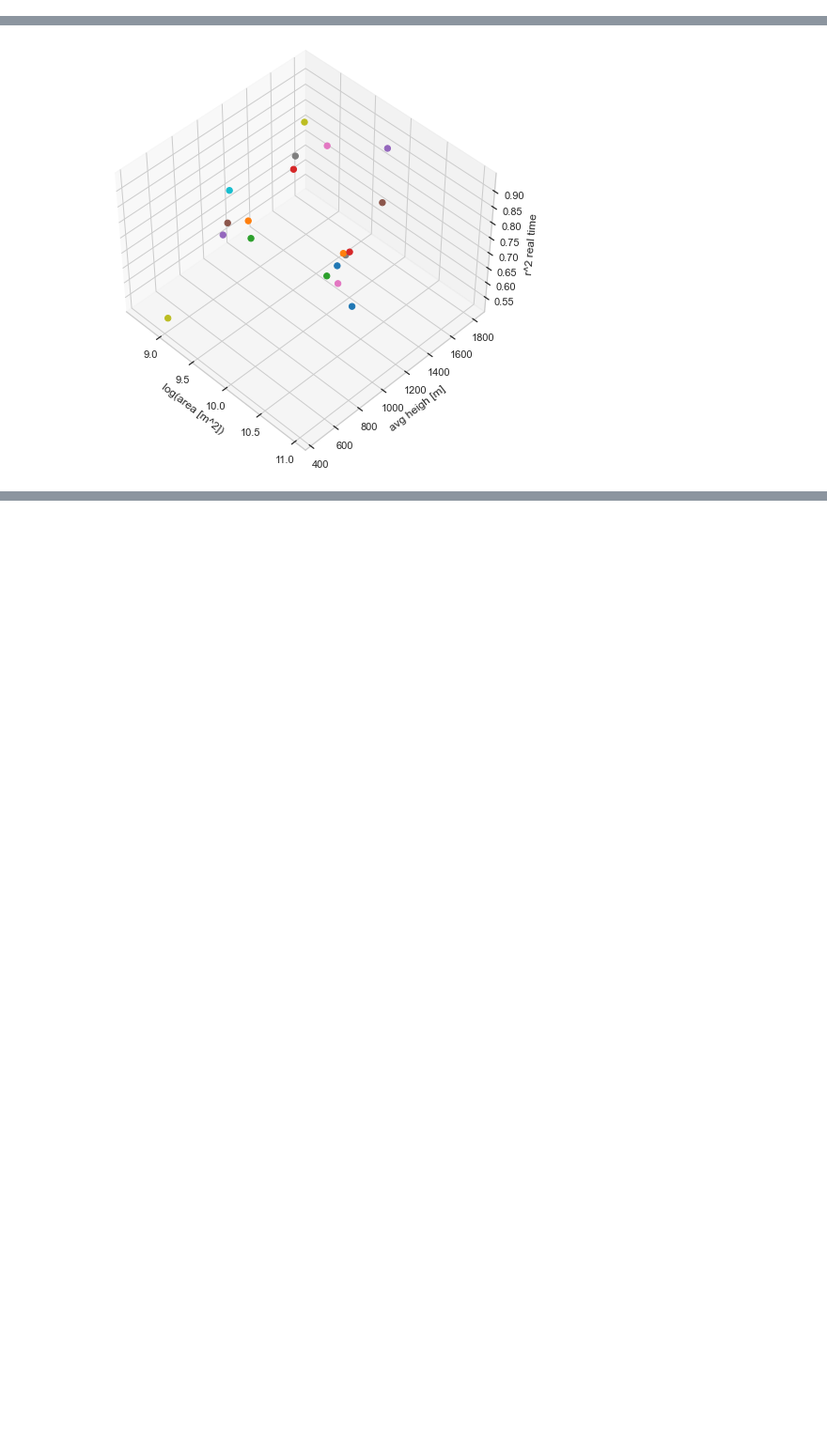
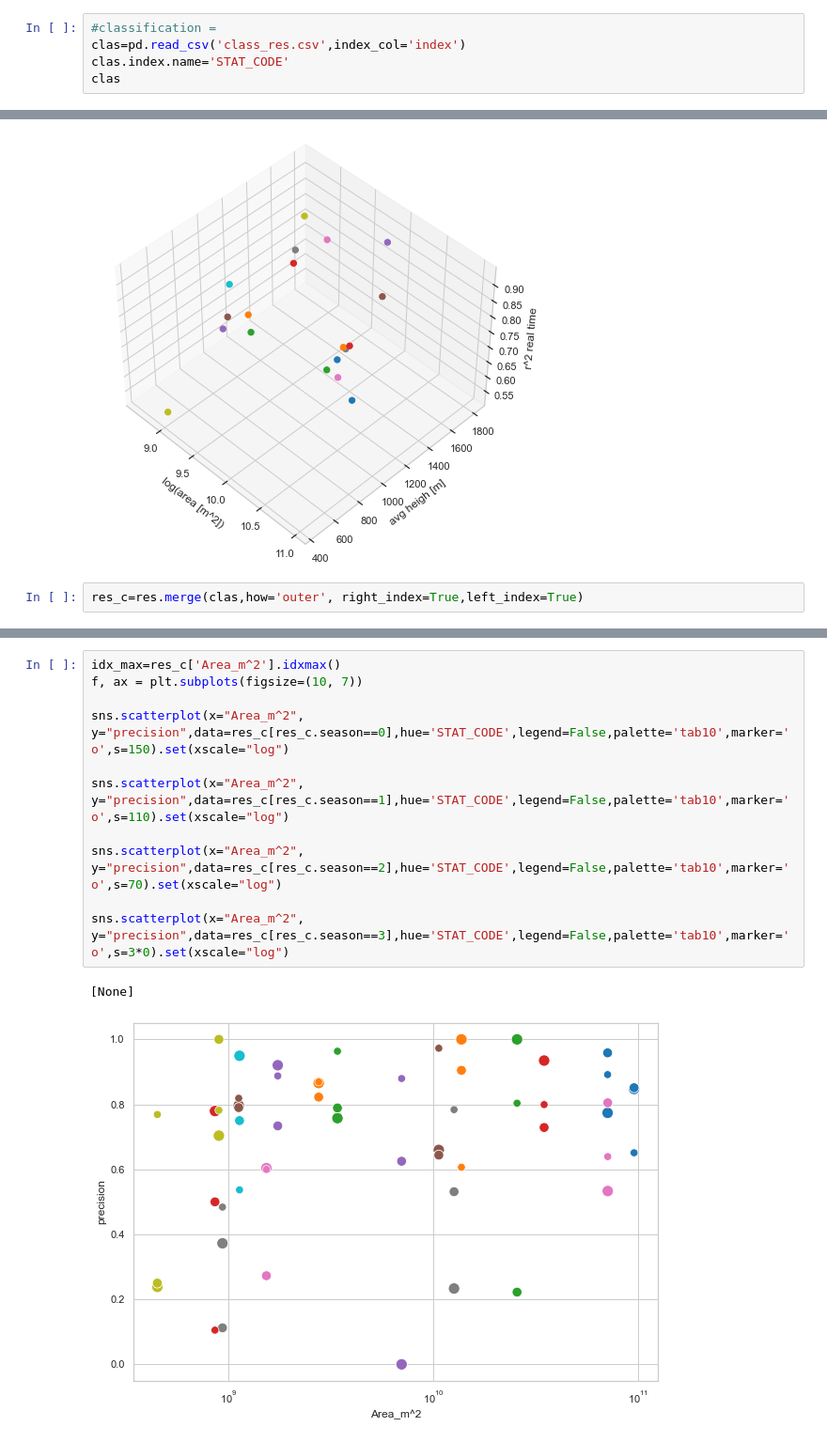
Before and after one commit to mmazzolini/Runoff_prediction, a Jupyter notebook: model_train/ANALYSIS_RES.ipynb, the cells around one changed output, grey strips where cells are left out. Shown at 94% size. Saved outputs shown, nothing was run; the diff lists cells and outputs as text; blank space fills up the shorter version.

```diff
--- a/model_train/ANALYSIS_RES.ipynb
+++ b/model_train/ANALYSIS_RES.ipynb
@@ -77,3 +77,8 @@ avgh
 | ADO_DSC_FRK2_0041 | 935.93860 |
 | ADO_DSC_ITH5_0006 | 783.97107 |
 | ADO_DSC_CH07_0006 | 1674.66200 |
+# %%
+#classification =
+clas=pd.read_csv('class_res.csv',index_col='index')
+clas.index.name='STAT_CODE'
+clas
@@ -198,3 +219,5 @@ ax.set_zlabel('r^2 real time')
 # %% [output]
 Text(0.5, 0, 'r^2 real time')
 [figure]
+# %%
+res_c=res.merge(clas,how='outer', right_index=True,left_index=True)
@@ -200,0 +245,14 @@ Text(0.5, 0, 'r^2 real time')
+# %%
+idx_max=res_c['Area_m^2'].idxmax()
+f, ax = plt.subplots(figsize=(10, 7))
+
+sns.scatterplot(x="Area_m^2", y="precision",data=res_c[res_c.season==0],hue='STAT_CODE',legend=False,palette='tab10',marker='o',s=150).set(xscale="log")
+
+sns.scatterplot(x="Area_m^2", y="precision",data=res_c[res_c.season==1],hue='STAT_CODE',legend=False,palette='tab10',marker='o',s=110).set(xscale="log")
+
+sns.scatterplot(x="Area_m^2", y="precision",data=res_c[res_c.season==2],hue='STAT_CODE',legend=False,palette='tab10',marker='o',s=70).set(xscale="log")
+
+sns.scatterplot(x="Area_m^2", y="precision",data=res_c[res_c.season==3],hue='STAT_CODE',legend=False,palette='tab10',marker='o',s=3*0).set(xscale="log")
+# %% [output]
+[None]
+[figure, added]
```
Also changed, not shown: parts of 6 cells of this notebook, 6 other files.
